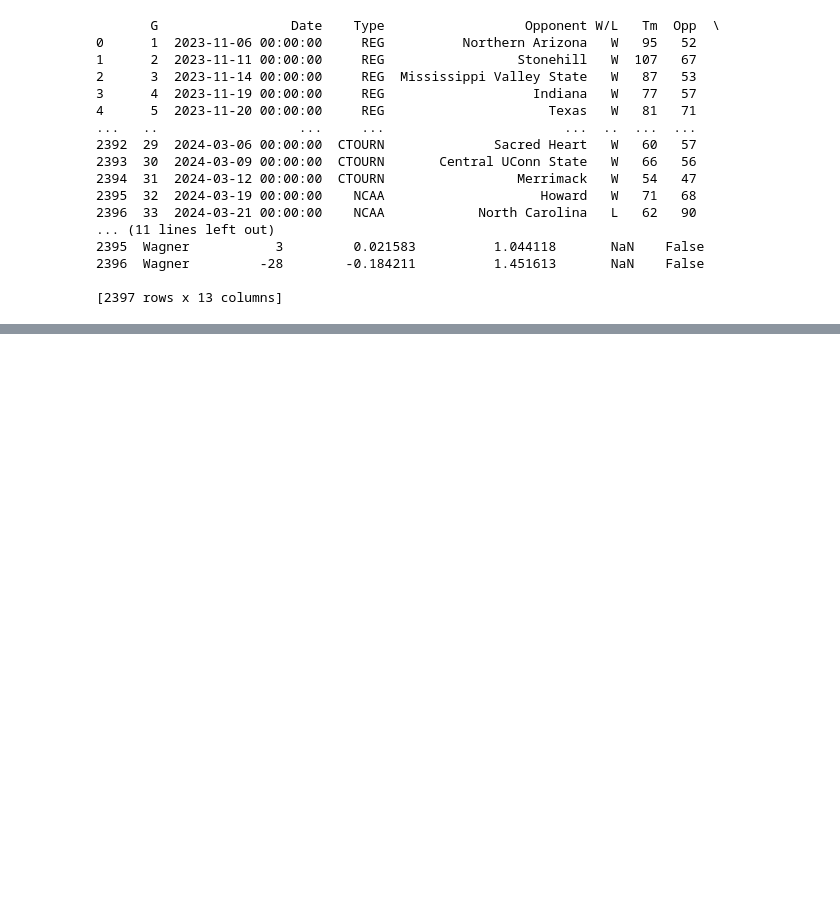
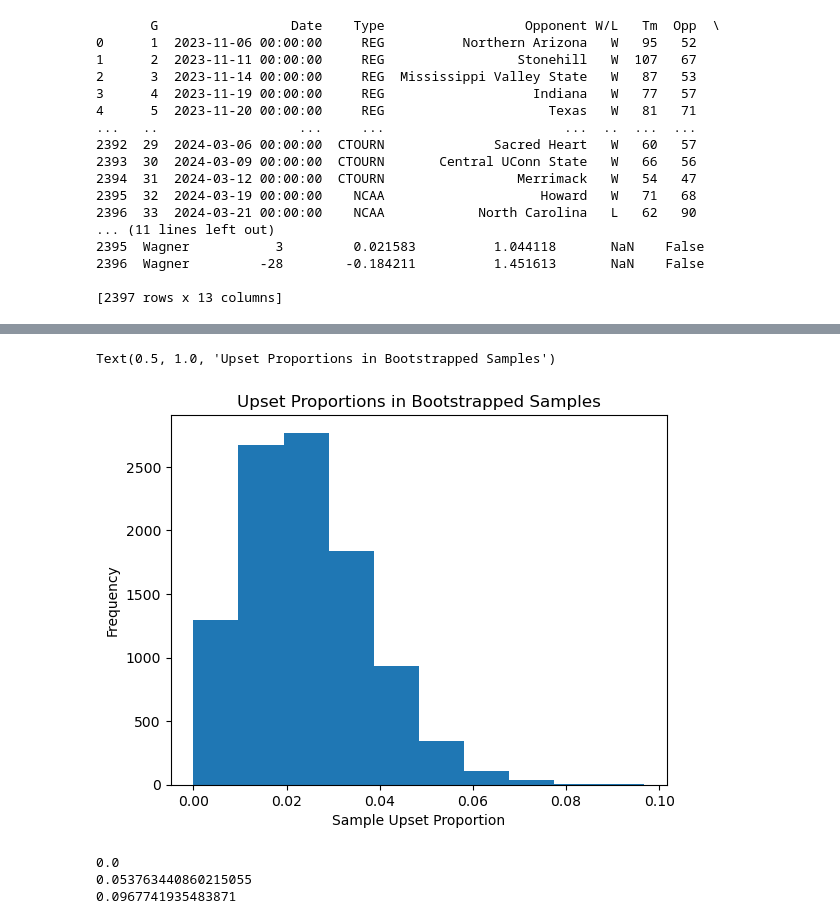
Before and after one commit to 0000-Browning/OSU-MCM, a Jupyter notebook: data_analysis.ipynb, the cells around one changed output, grey strips where cells are left out. Drawn from its saved outputs; the diff is of its cells as text; code cells hidden in the pictures; blank space fills up the shorter version.

```diff
--- a/data_analysis.ipynb
+++ b/data_analysis.ipynb
@@ -305,0 +340,2 @@ print(upset_ratios)
+# %%
+bootstrap_games = all_games[all_games['Elo_diff'] > bins[len(bins)-4]]
@@ -305,0 +353,17 @@ print(upset_ratios)
+# %%
+plt.hist(data)
+plt.xlabel('Sample Upset Proportion')
+plt.ylabel('Frequency')
+plt.title('Upset Proportions in Bootstrapped Samples')
+# %% [output]
+Text(0.5, 1.0, 'Upset Proportions in Bootstrapped Samples')
+[figure, added]
+# %%
+data.sort()
+print(data[250])
+print(data[9750])
+print(data[10000-1])
+# %% [output]
+0.0
+0.053763440860215055
+0.0967741935483871
```
Also changed, not shown: parts of 12 cells of this notebook.
